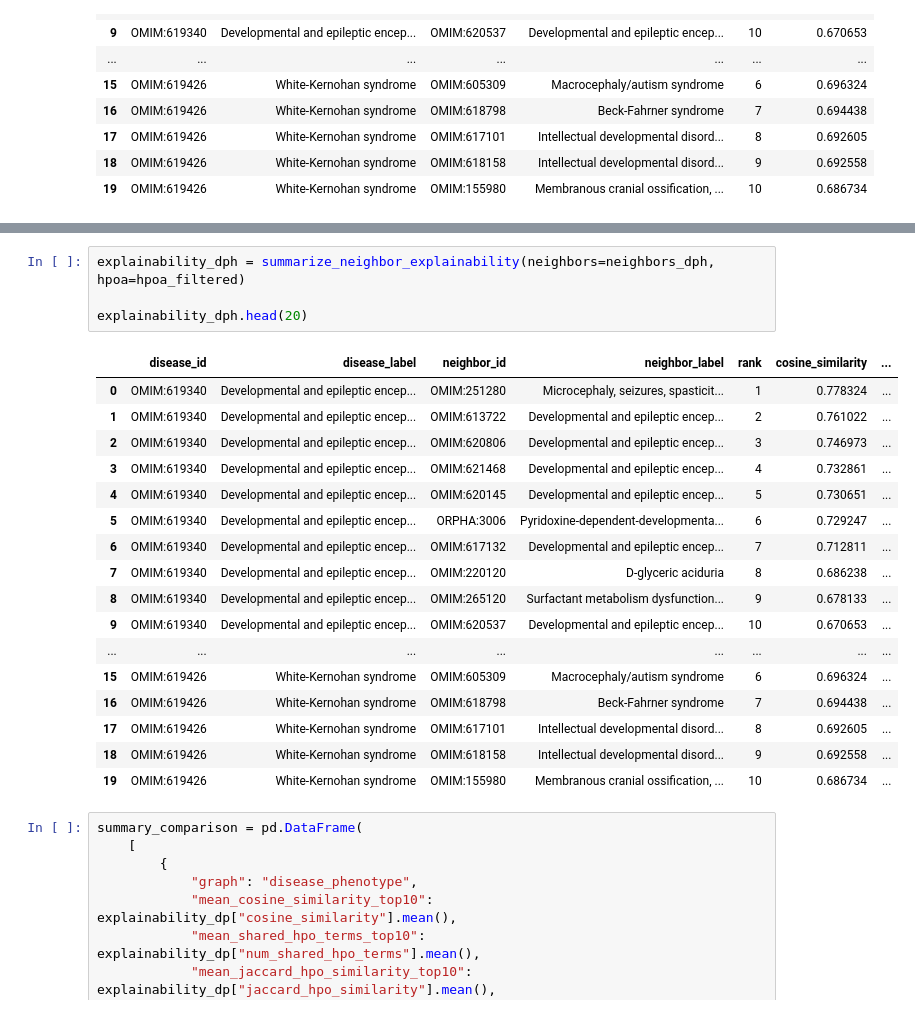
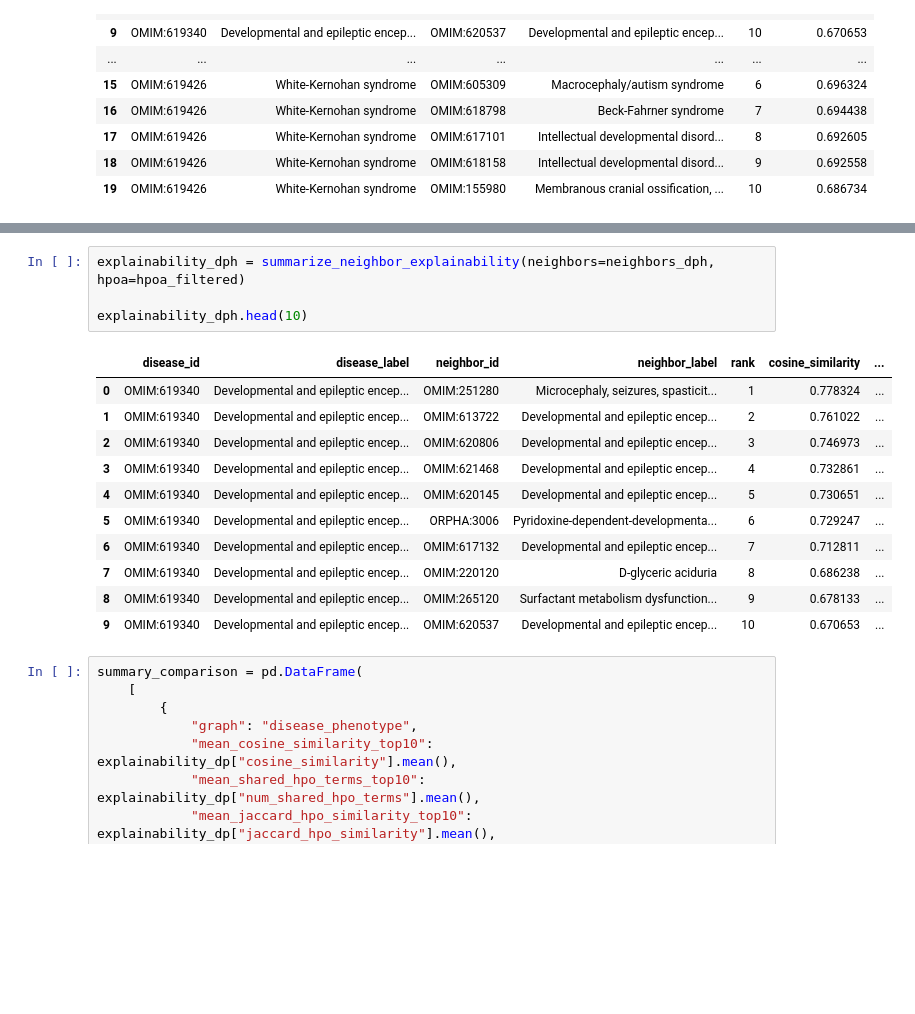
Before and after one commit to littlelila/GraphRepresentationLearning, a Jupyter notebook: notebooks/04_analyze_node2vec_embedding.ipynb, the cells around one changed output, grey strips where cells are left out. Drawn from its saved outputs; the diff is of its cells as text; blank space fills up the shorter version.

```diff
--- a/notebooks/04_embedding_inspection.ipynb
+++ b/notebooks/04_analyze_node2vec_embedding.ipynb
@@ -143,25 +137,19 @@ explainability_dp.head(20)
 # %%
 explainability_dph = summarize_neighbor_explainability(neighbors=neighbors_dph, hpoa=hpoa_filtered)
 
-explainability_dph.head(20)
+explainability_dph.head(10)
 # %% [output]
 |  | disease_id | disease_label | neighbor_id | neighbor_label | rank | cosine_similarity | ... |
 | 0 | OMIM:619340 | Developmental and epileptic encep... | OMIM:251280 | Microcephaly, seizures, spasticit... | 1 | 0.778324 | ... |
 | 1 | OMIM:619340 | Developmental and epileptic encep... | OMIM:613722 | Developmental and epileptic encep... | 2 | 0.761022 | ... |
 | 2 | OMIM:619340 | Developmental and epileptic encep... | OMIM:620806 | Developmental and epileptic encep... | 3 | 0.746973 | ... |
 | 3 | OMIM:619340 | Developmental and epileptic encep... | OMIM:621468 | Developmental and epileptic encep... | 4 | 0.732861 | ... |
 | 4 | OMIM:619340 | Developmental and epileptic encep... | OMIM:620145 | Developmental and epileptic encep... | 5 | 0.730651 | ... |
 | 5 | OMIM:619340 | Developmental and epileptic encep... | ORPHA:3006 | Pyridoxine-dependent-developmenta... | 6 | 0.729247 | ... |
 | 6 | OMIM:619340 | Developmental and epileptic encep... | OMIM:617132 | Developmental and epileptic encep... | 7 | 0.712811 | ... |
 | 7 | OMIM:619340 | Developmental and epileptic encep... | OMIM:220120 | D-glyceric aciduria | 8 | 0.686238 | ... |
 | 8 | OMIM:619340 | Developmental and epileptic encep... | OMIM:265120 | Surfactant metabolism dysfunction... | 9 | 0.678133 | ... |
 | 9 | OMIM:619340 | Developmental and epileptic encep... | OMIM:620537 | Developmental and epileptic encep... | 10 | 0.670653 | ... |
-| ... | ... | ... | ... | ... | ... | ... | ... |
-| 15 | OMIM:619426 | White-Kernohan syndrome | OMIM:605309 | Macrocephaly/autism syndrome | 6 | 0.696324 | ... |
-| 16 | OMIM:619426 | White-Kernohan syndrome | OMIM:618798 | Beck-Fahrner syndrome | 7 | 0.694438 | ... |
-| 17 | OMIM:619426 | White-Kernohan syndrome | OMIM:617101 | Intellectual developmental disord... | 8 | 0.692605 | ... |
-| 18 | OMIM:619426 | White-Kernohan syndrome | OMIM:618158 | Intellectual developmental disord... | 9 | 0.692558 | ... |
-| 19 | OMIM:619426 | White-Kernohan syndrome | OMIM:155980 | Membranous cranial ossification, ... | 10 | 0.686734 | ... |
 # %%
 summary_comparison = pd.DataFrame(
     [
```
Also changed, not shown: parts of 5 cells of this notebook, 7 other files.
